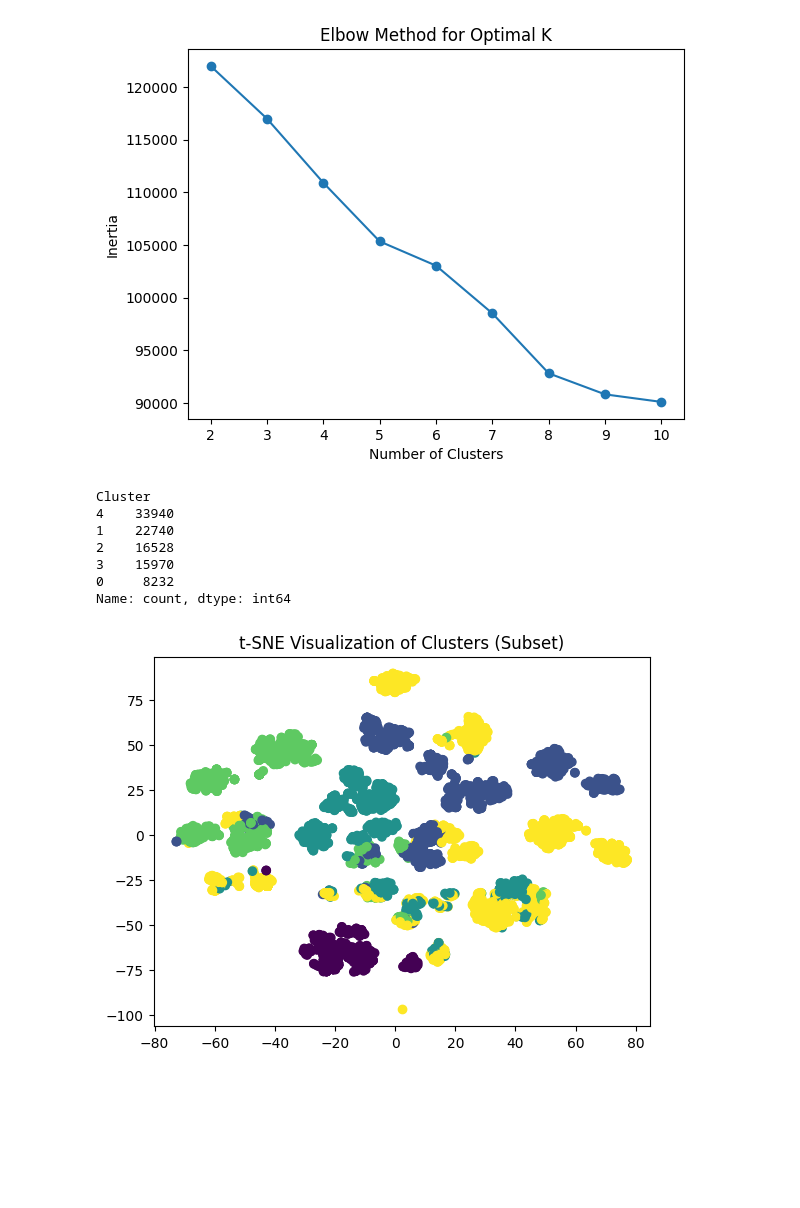
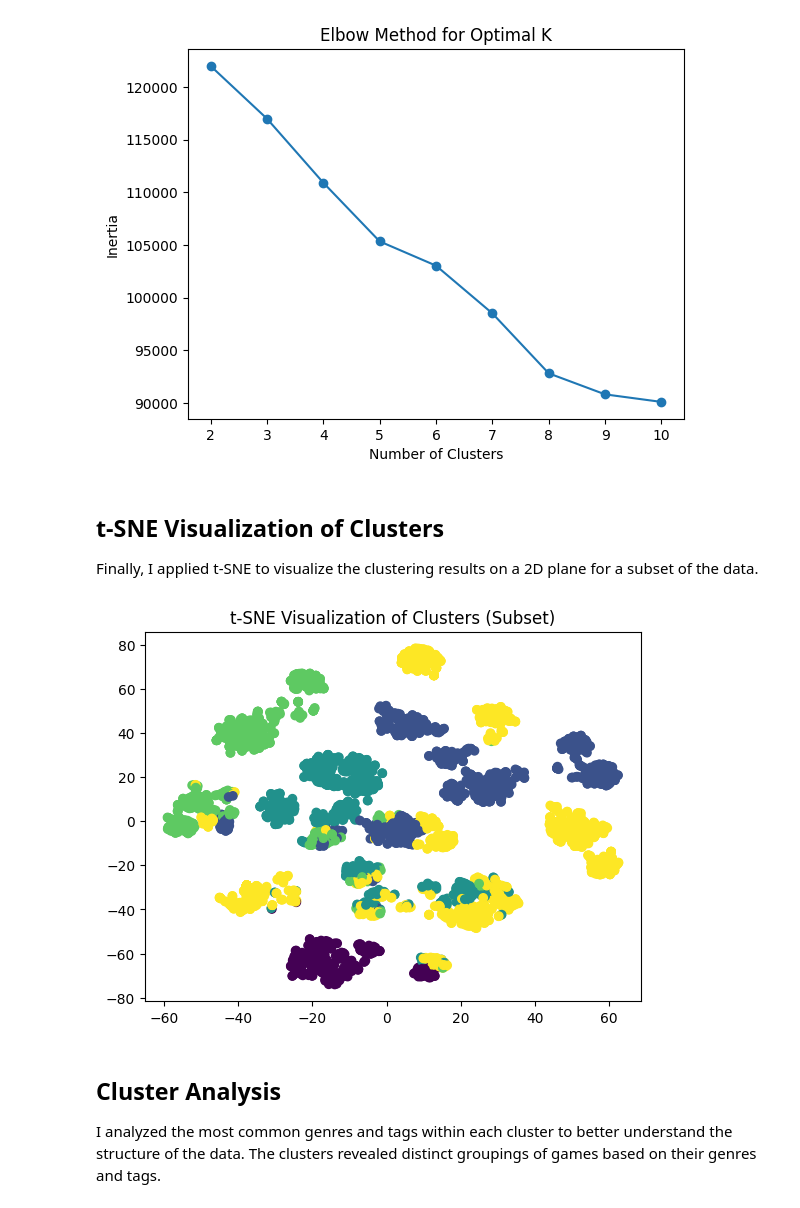
Before and after one commit to tomokiito/unsupervised_algorithms_on_Steam_Games_Dataset, a Jupyter notebook: report.ipynb, the cells around one changed output. Drawn from its saved outputs; the diff is of its cells as text; code cells hidden in the pictures; blank space fills up the shorter version.

```diff
--- a/report.ipynb
+++ b/report.ipynb
@@ -254,13 +230,8 @@ Combined TF-IDF shape: (97410, 536)
 # %%
 from sklearn.cluster import KMeans
-import matplotlib.pyplot as plt
 import os
 
-# Set the number of logical cores manually
 os.environ["LOKY_MAX_CPU_COUNT"] = "4"
-
-# Use the combined TF-IDF features for clustering
-data_for_clustering = combined_features_tfidf  # or combined_bow for Bag of Words
 
 # Determine the optimal number of clusters using the Elbow method
 inertia = []
@@ -268,7 +239,7 @@ cluster_range = range(2, 11)
 
 for k in cluster_range:
     kmeans = KMeans(n_clusters=k, random_state=42)
-    kmeans.fit(data_for_clustering)
+    kmeans.fit(combined_features_tfidf)
     inertia.append(kmeans.inertia_)
 
 # Plot the Elbow curve
@@ -277,45 +248,40 @@ plt.title('Elbow Method for Optimal K')
 plt.xlabel('Number of Clusters')
 plt.ylabel('Inertia')
 plt.show()
+
+# Set the optimal number of clusters
+optimal_clusters = 5
+
+# Apply K-means clustering
+kmeans = KMeans(n_clusters=optimal_clusters, random_state=42)
+kmeans.fit(combined_features_tfidf)
+
+# Assign cluster labels to the data
+games_data['Cluster'] = kmeans.labels_
 # %% [output]
 [figure]
-# %%
-# Set the number of clusters based on the Elbow method
-optimal_clusters = 5  # Use the elbow method result
-
-# Apply K-means clustering
-kmeans = KMeans(n_clusters=optimal_clusters, random_state=42)
-kmeans.fit(data_for_clustering)
-
-# Assign cluster labels to each game
-games_data['Cluster'] = kmeans.labels_
-
-# Check the distribution of games across clusters
-print(games_data['Cluster'].value_counts())
-# %% [output]
-Cluster
-4    33940
-1    22740
-2    16528
-3    15970
-0     8232
-Name: count, dtype: int64
+# %% [markdown]
+## t-SNE Visualization of Clusters
+Finally, I applied t-SNE to visualize the clustering results on a 2D plane for a subset of the data.
 # %%
-import numpy as np
+from sklearn.manifold import TSNE
 
-# Randomly sample a subset of the data (e.g., 5000 samples)
-subset = np.random.choice(data_for_clustering_pca.shape[0], size=5000, replace=False)
-data_for_clustering_pca_subset = data_for_clustering_pca[subset]
+# Randomly sample 5000 points for visualization
+subset = np.random.choice(combined_features_tfidf.shape[0], size=5000, replace=False)
+data_for_clustering_subset = combined_features_tfidf[subset]
 games_data_subset = games_data.iloc[subset]
 
-# Apply t-SNE on the subset
+# Apply t-SNE
 tsne = TSNE(n_components=2, random_state=42)
-data_2d_subset = tsne.fit_transform(data_for_clustering_pca_subset)
+data_2d_subset = tsne.fit_transform(data_for_clustering_subset)
 
-# Plot the clusters for the subset
+# Plot the clusters
 plt.scatter(data_2d_subset[:, 0], data_2d_subset[:, 1], c=games_data_subset['Cluster'], cmap='viridis')
 plt.title('t-SNE Visualization of Clusters (Subset)')
 plt.show()
 # %% [output]
-[figure, old version]
+[figure, new version]
+# %% [markdown]
+## Cluster Analysis
+I analyzed the most common genres and tags within each cluster to better understand the structure of the data. The clusters revealed distinct groupings of games based on their genres and tags.
 # %%
```
Also changed, not shown: parts of 18 cells of this notebook.
